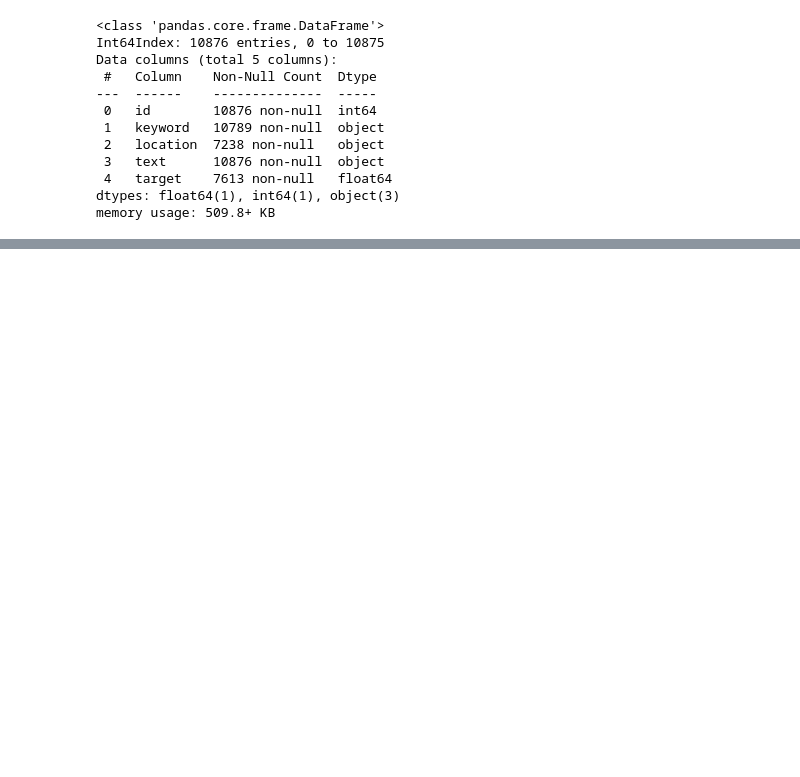
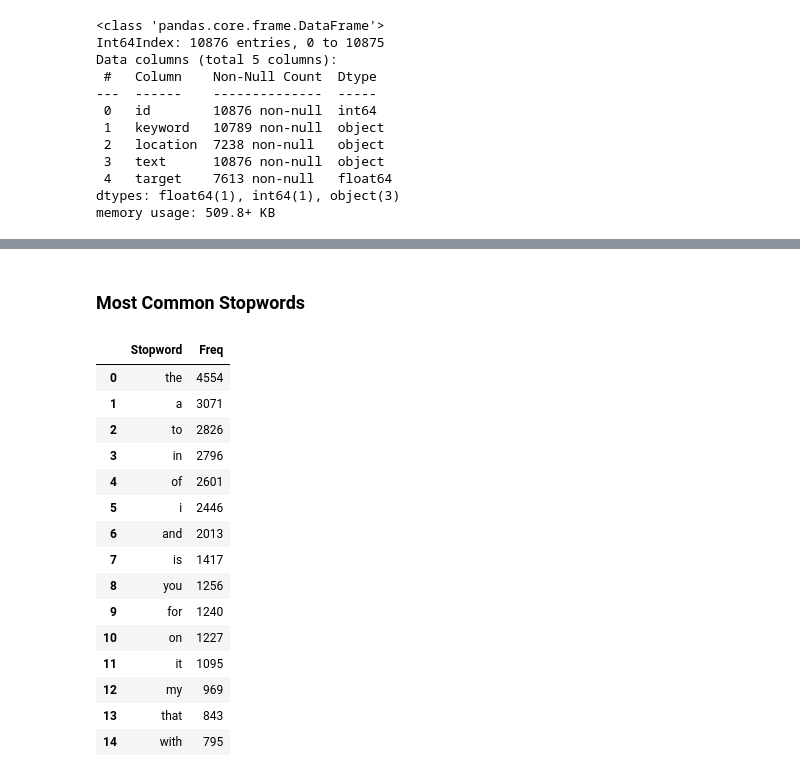
Before and after one commit to ahyibrahim/Disaster-Tweets, a Jupyter notebook: code.ipynb, the cells around one changed output, grey strips where cells are left out. Cells and saved outputs as stored; diff of their text form; code cells hidden in the pictures; blank space fills up the shorter version.

```diff
--- a/code.ipynb
+++ b/code.ipynb
@@ -51,0 +185,24 @@ memory usage: 509.8+ KB
+# %% [markdown]
+### Most Common Stopwords
+# %%
+stopwords = nltk.corpus.stopwords.words('english')
+stop_dist = nltk.FreqDist(w for w in words if w in stopwords)
+most_common_stopwords = pd.DataFrame(pd.DataFrame(stop_dist.most_common(500), columns=['Stopword', 'Freq']))
+most_common_stopwords.head(15)
+# %% [output]
+|  | Stopword | Freq |
+| 0 | the | 4554 |
+| 1 | a | 3071 |
+| 2 | to | 2826 |
+| 3 | in | 2796 |
+| 4 | of | 2601 |
+| 5 | i | 2446 |
+| 6 | and | 2013 |
+| 7 | is | 1417 |
+| 8 | you | 1256 |
+| 9 | for | 1240 |
+| 10 | on | 1227 |
+| 11 | it | 1095 |
+| 12 | my | 969 |
+| 13 | that | 843 |
+| 14 | with | 795 |
```
Also changed, not shown: parts of 23 cells of this notebook.
